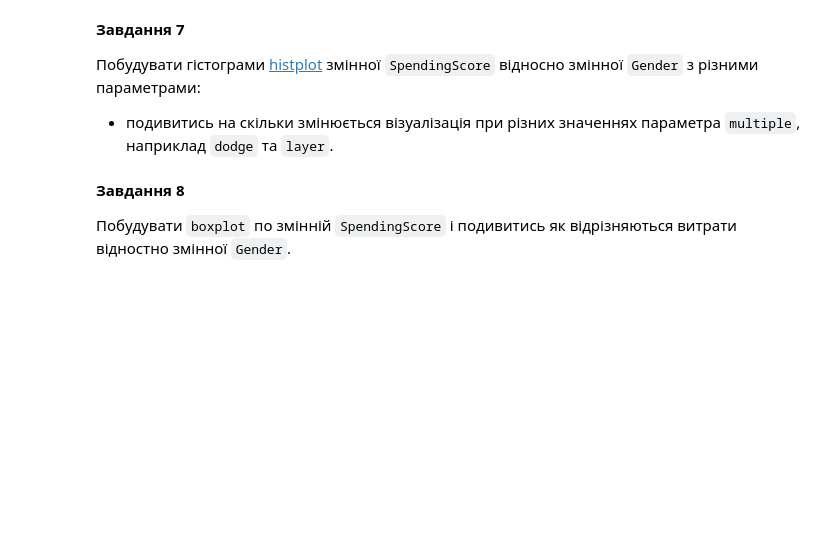
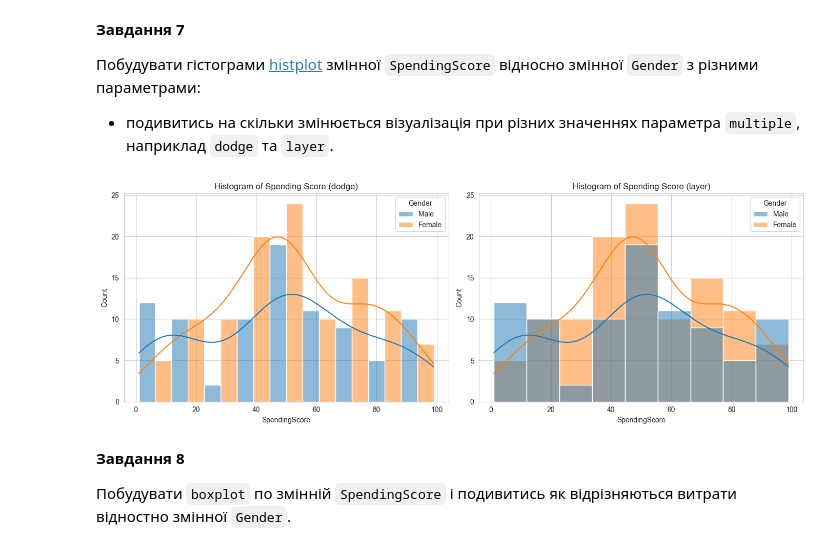
Before and after one commit to VitaliySysak/ai-labs, a Jupyter notebook: main.ipynb, the cells around one changed output. Saved outputs shown, nothing was run; the diff lists cells and outputs as text; code cells hidden in the pictures; blank space fills up the shorter version.

```diff
--- a/main.ipynb
+++ b/main.ipynb
@@ -255,3 +271,17 @@ plt.show()
+# %%
+fig, axes = plt.subplots(1, 2, figsize=(14, 5))
+
+sns.histplot(data=customer_df, x="SpendingScore", hue="Gender", multiple="dodge", kde=True, ax=axes[0])
+sns.histplot(data=customer_df, x="SpendingScore", hue="Gender", multiple="layer", kde=True, ax=axes[1])
+
+axes[0].set_title("Histogram of Spending Score (dodge)")
+axes[1].set_title("Histogram of Spending Score (layer)")
+
+plt.tight_layout()
+
+plt.show()
+# %% [output]
+[figure, added]
 # %% [markdown]
 **Завдання 8**
 
```
Also changed, not shown: parts of 14 cells of this notebook.
